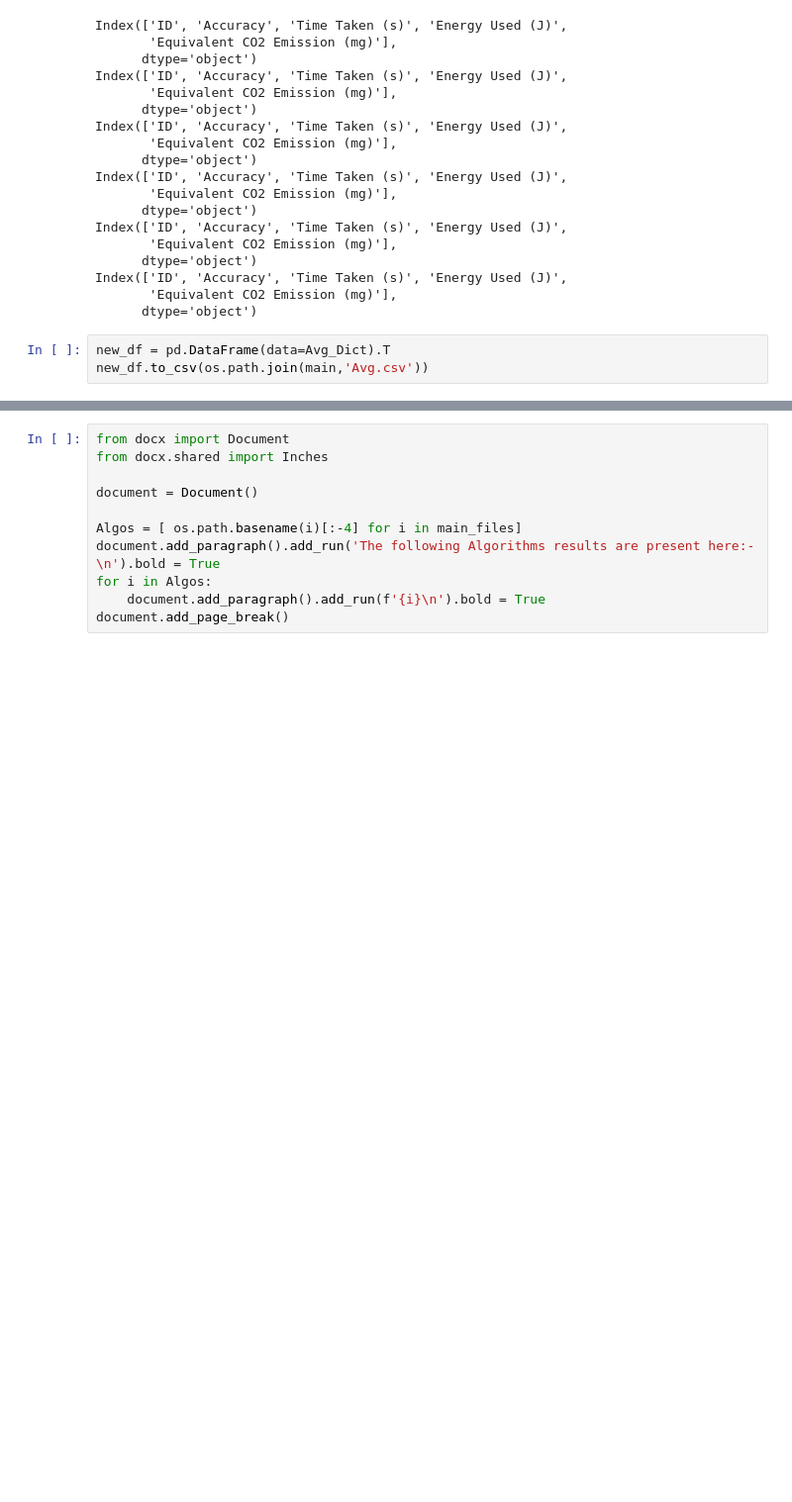
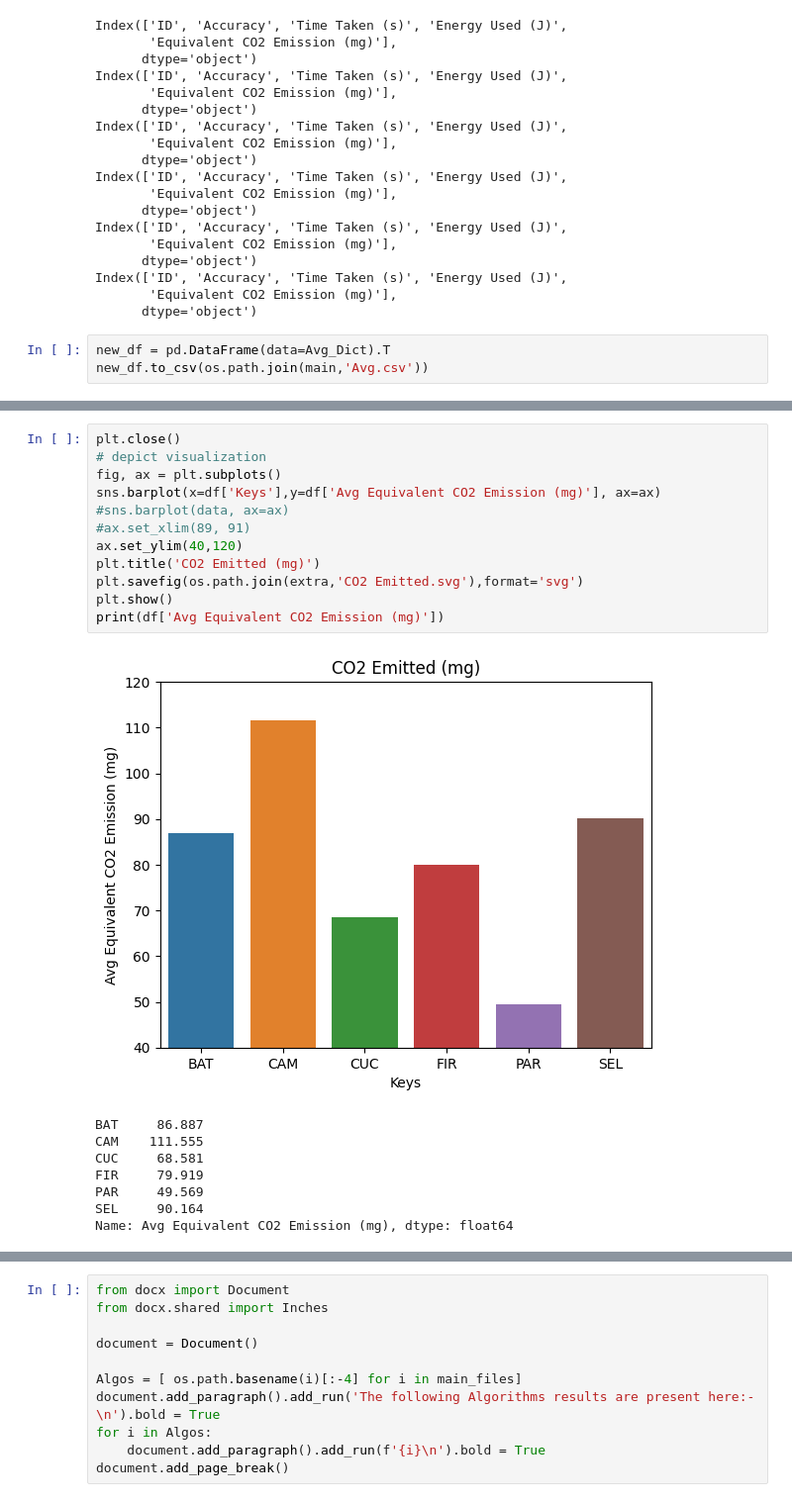
Before and after one commit to ChanderJindal/Analyzing-and-Rating-Greenness-of-Nature-Inspired-Algorithms, a Jupyter notebook: kid_tries/full/result.ipynb, the cells around one changed output, grey strips where cells are left out. Shown at 99% size. Saved outputs shown, nothing was run; the diff lists cells and outputs as text; blank space fills up the shorter version.

```diff
--- a/kid_tries/full/result.ipynb
+++ b/kid_tries/full/result.ipynb
@@ -152,3 +161,24 @@ plt.show()
+# %%
+plt.close()
+# depict visualization
+fig, ax = plt.subplots()
+sns.barplot(x=df['Keys'],y=df['Avg Equivalent CO2 Emission (mg)'], ax=ax)
+#sns.barplot(data, ax=ax)
+#ax.set_xlim(89, 91)
+ax.set_ylim(40,120)
+plt.title('CO2 Emitted (mg)')
+plt.savefig(os.path.join(extra,'CO2 Emitted.svg'),format='svg')
+plt.show()
+print(df['Avg Equivalent CO2 Emission (mg)'])
+# %% [output]
+[figure, added]
+BAT     86.887
+CAM    111.555
+CUC     68.581
+FIR     79.919
+PAR     49.569
+SEL     90.164
+Name: Avg Equivalent CO2 Emission (mg), dtype: float64
 # %%
 plt.close()
 # depict visualization
```
Also changed, not shown: parts of 5 cells of this notebook, 12 other files.
